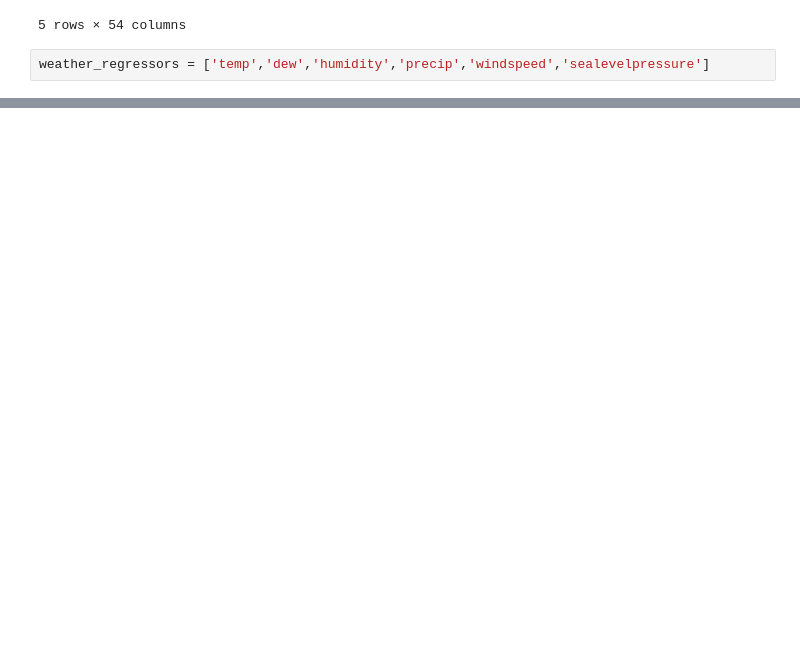
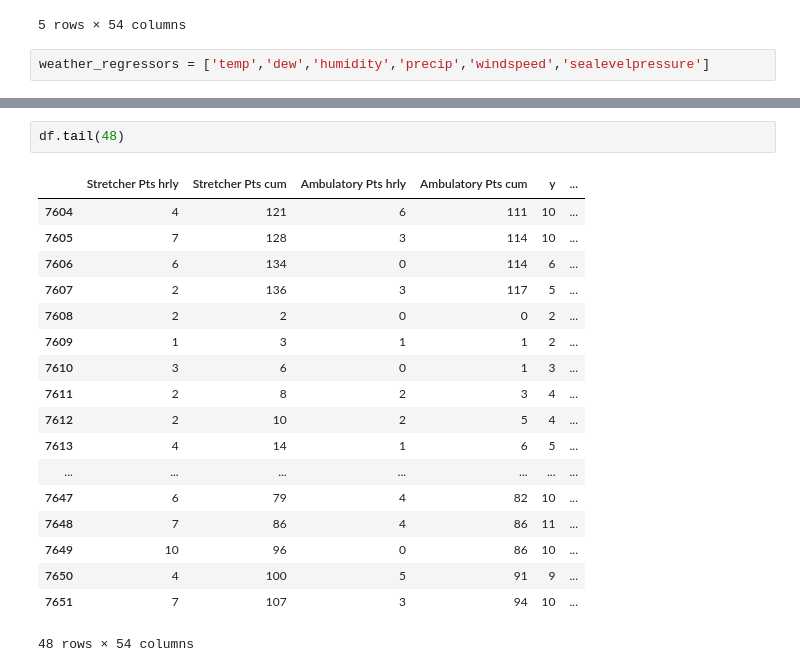
Before and after one commit to drdevinhopkins/hourly-report-neuralprophet, a Jupyter notebook: notebooks/with_weather.ipynb, the cells around one changed output, grey strips where cells are left out. Drawn from its saved outputs; the diff is of its cells as text; blank space fills up the shorter version.

```diff
--- a/notebooks/with_weather.ipynb
+++ b/notebooks/with_weather.ipynb
@@ -99,2 +101,23 @@ future = m.make_future_dataframe(df, periods=12) # periods=m.n_forecasts, n_hist
 # %% [output]
 ValueError: Future values of all user specified regressors not provided
+# %%
+df.tail(48)
+# %% [output]
+|  | Stretcher Pts hrly | Stretcher Pts cum | Ambulatory Pts hrly | Ambulatory Pts cum | y | ... |
+| 7604 | 4 | 121 | 6 | 111 | 10 | ... |
+| 7605 | 7 | 128 | 3 | 114 | 10 | ... |
+| 7606 | 6 | 134 | 0 | 114 | 6 | ... |
+| 7607 | 2 | 136 | 3 | 117 | 5 | ... |
+| 7608 | 2 | 2 | 0 | 0 | 2 | ... |
+| 7609 | 1 | 3 | 1 | 1 | 2 | ... |
+| 7610 | 3 | 6 | 0 | 1 | 3 | ... |
+| 7611 | 2 | 8 | 2 | 3 | 4 | ... |
+| 7612 | 2 | 10 | 2 | 5 | 4 | ... |
+| 7613 | 4 | 14 | 1 | 6 | 5 | ... |
+| ... | ... | ... | ... | ... | ... | ... |
+| 7647 | 6 | 79 | 4 | 82 | 10 | ... |
+| 7648 | 7 | 86 | 4 | 86 | 11 | ... |
+| 7649 | 10 | 96 | 0 | 86 | 10 | ... |
+| 7650 | 4 | 100 | 5 | 91 | 9 | ... |
+| 7651 | 7 | 107 | 3 | 94 | 10 | ... |
+48 rows × 54 columns
```
Also changed, not shown: parts of 10 cells of this notebook, 3 other files.
